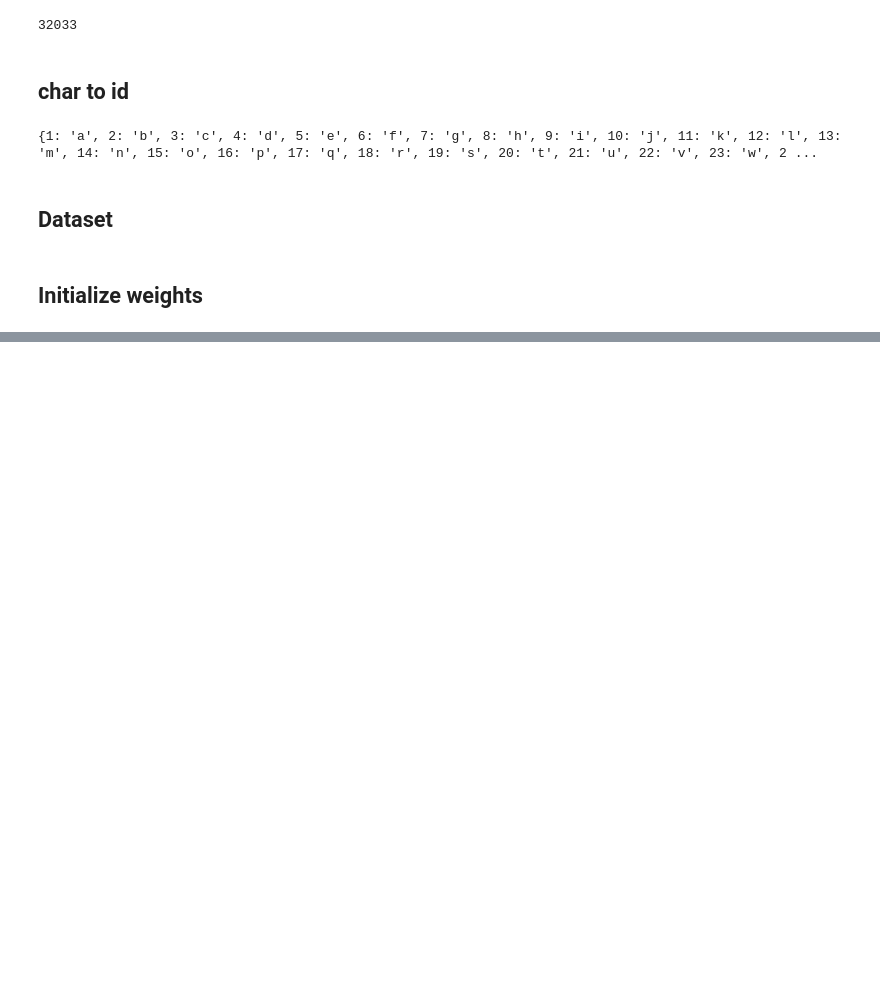
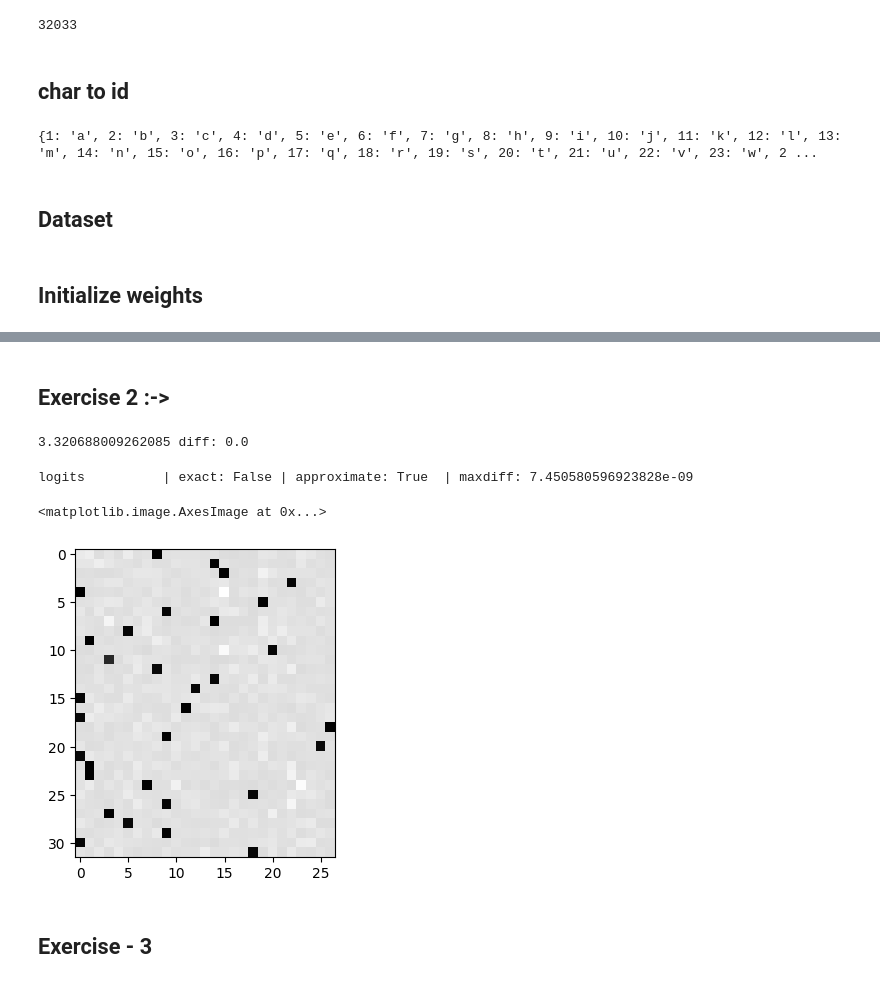
Before and after one commit to jaytonde/EurekaLabs, a Jupyter notebook: makemore-part4-backprop.ipynb, the cells around one changed output, grey strips where cells are left out. Drawn from its saved outputs; the diff is of its cells as text; code cells hidden in the pictures; blank space fills up the shorter version.

```diff
--- a/makemore-part4-backprop.ipynb
+++ b/makemore-part4-backprop.ipynb
@@ -255,0 +256,2 @@ C               | exact: False | approximate: True  | maxdiff: 7.450580596923828
+# %% [markdown]
+## Exercise 2 :->
@@ -255,0 +274,23 @@ C               | exact: False | approximate: True  | maxdiff: 7.450580596923828
+# %%
+# now
+loss_fast = F.cross_entropy(logits, Yb)
+print(loss_fast.item(), 'diff:', (loss_fast - loss).item())
+# %% [output]
+3.320688009262085 diff: 0.0
+# %%
+# backward pass - for derivative check notes from capacities
+dlogits = F.softmax(logits, 1)
+dlogits[range(n), Yb] -= 1
+dlogits /= n
+
+cmp('logits', dlogits, logits) # I can only get approximate to be true, my maxdiff is 6e-9
+# %% [output]
+logits          | exact: False | approximate: True  | maxdiff: 7.450580596923828e-09
+# %%
+plt.figure(figsize=(4, 4))
+plt.imshow(dlogits.detach(), cmap='gray')
+# %% [output]
+<matplotlib.image.AxesImage at 0x...>
+[figure, added]
+# %% [markdown]
+## Exercise - 3
```
Also changed, not shown: parts of 19 cells of this notebook.
